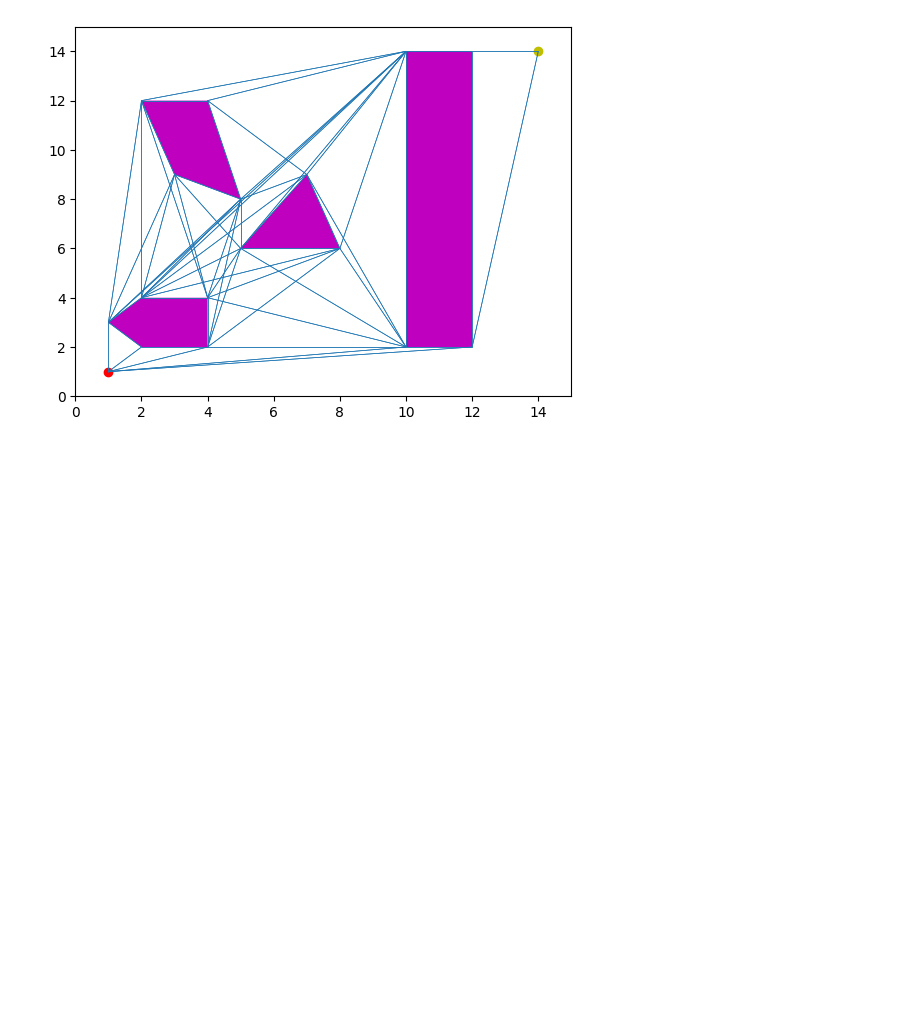
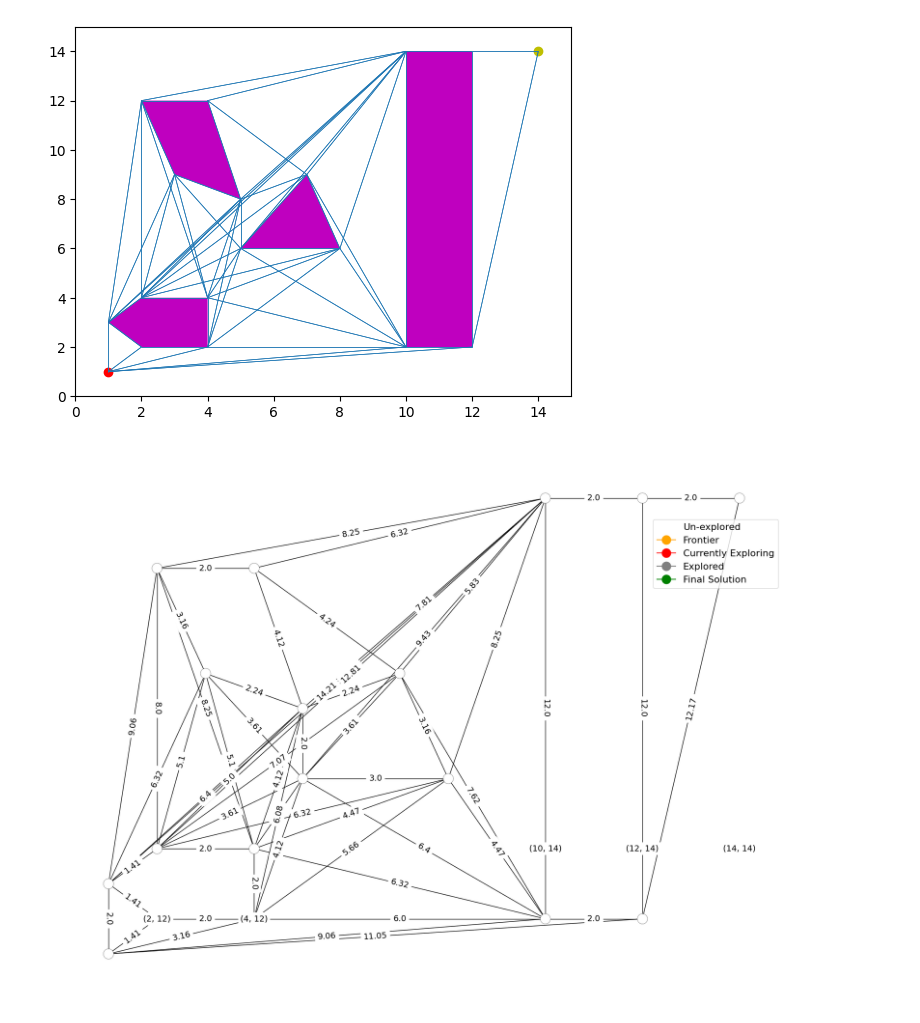
Before and after one commit to hmp-anthony/aima-python, a Jupyter notebook: polygon_obstacle_path_finder.ipynb, the cells around one changed output. Saved outputs shown, nothing was run; the diff lists cells and outputs as text; code cells hidden in the pictures; blank space fills up the shorter version.

Commit message:
converted the problem to a graph problem

```diff
--- a/polygon_obstacle_path_finder.ipynb
+++ b/polygon_obstacle_path_finder.ipynb
@@ -141,0 +151,31 @@ plt.show()
+# %%
+for i in DD:
+    if(DD[i]):
+        r2 = distance2(i[0], i[1])
+        if(r2 < 0.0001):
+            continue
+        r = round(sqrt(r2), 2)
+        (path_finder_vertex_visibility[i[0]])[i[1]] = r
+# %%
+locations = {i : i for i in vertices}
+# %%
+path_finder_map = UndirectedGraph(path_finder_vertex_visibility)
+path_finder_map.locations = locations
+romania_problem = GraphProblem((1,1), (14,14), path_finder_map)
+# %%
+# node colors, node positions and node label positions
+node_colors = {node: 'white' for node in path_finder_map.locations.keys()}
+node_positions = path_finder_map.locations
+node_label_pos = { k:[v[0],v[1]-10]  for k,v in path_finder_map.locations.items() }
+edge_weights = {(k, k2) : v2 for k, v in path_finder_map.graph_dict.items() for k2, v2 in v.items()}
+
+path_finder_graph_data = {  'graph_dict' : path_finder_map.graph_dict,
+                        'node_colors': node_colors,
+                        'node_positions': node_positions,
+                        'node_label_positions': node_label_pos,
+                         'edge_weights': edge_weights
+                     }
+# %%
+show_map(path_finder_graph_data)
+# %% [output]
+[figure, added]
```
Also changed, not shown: parts of 2 cells of this notebook.
